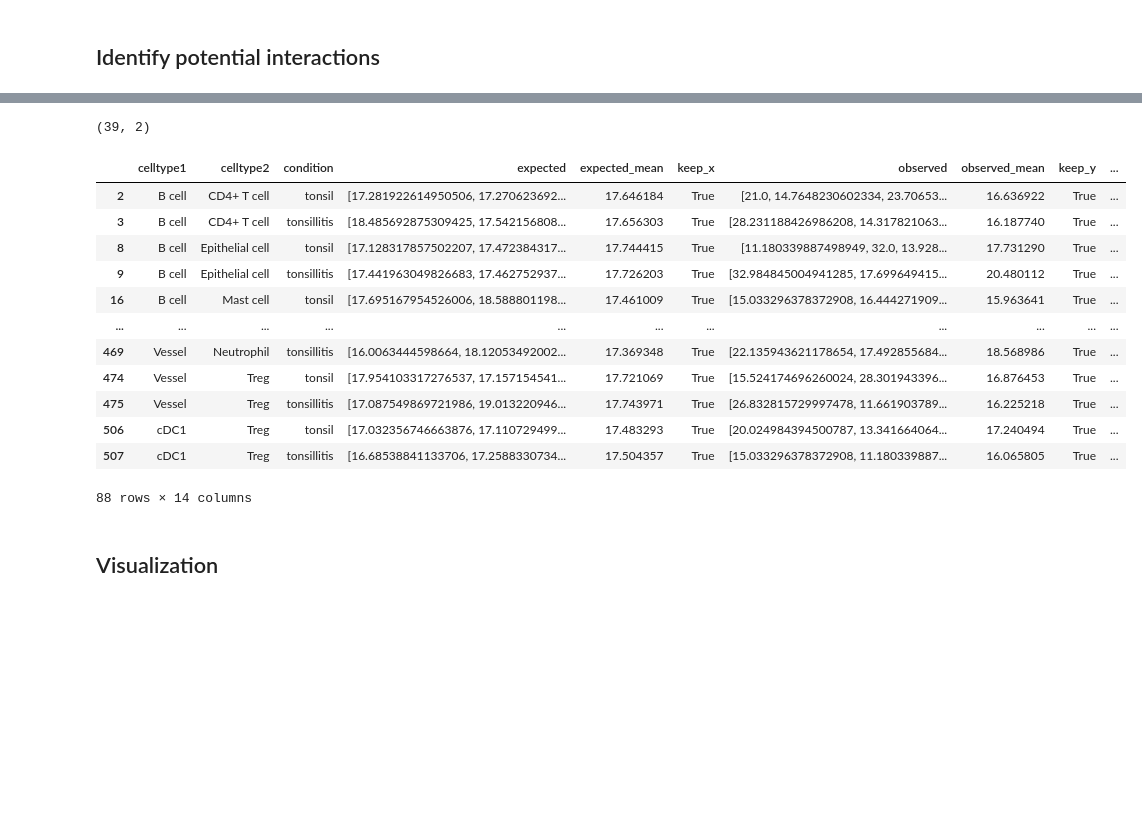
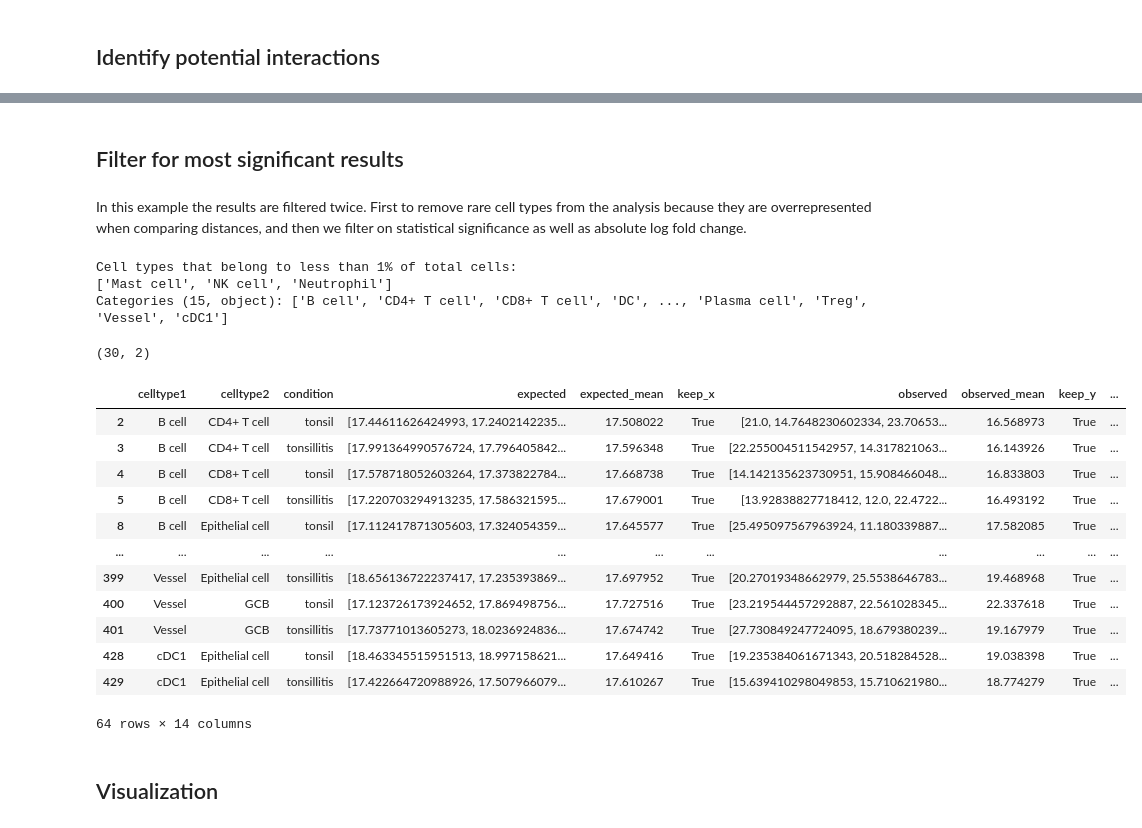
Before and after one commit to yuqiyuqitan/SPACEc, a Jupyter notebook: notebooks/5_distance_permutation_analysis.ipynb, the cells around one changed output, grey strips where cells are left out. Drawn from its saved outputs; the diff is of its cells as text; code cells hidden in the pictures; blank space fills up the shorter version.

```diff
--- a/notebooks/5_distance_permutation_analysis.ipynb
+++ b/notebooks/5_distance_permutation_analysis.ipynb
@@ -43,7 +42,7 @@ AnnData object with n_obs × n_vars = 46789 × 59
 ## Identify potential interactions
 # %%
 # compute the potential interactions
-distance_pvals = sp.tl.identify_interactions(
+distance_pvals, results_dict = sp.tl.identify_interactions(
     adata = adata, # AnnData object
     cellid = "index", # column that contains the cell id (set index if the cell id is the index of the dataframe)
     x_pos = "x", # x coordinate column
@@ -51,7 +50,7 @@ distance_pvals = sp.tl.identify_interactions(
     cell_type = "cell_type", # column that contains the cell type information
     region = "unique_region", # column that contains the region information
     num_iterations=1000, # number of iterations for the permutation test
-    num_cores=10,  # number of CPU threads to use
+    num_cores=12,  # number of CPU threads to use
     min_observed = 10, # minimum number of observed interactions to consider a cell type pair
     comparison = 'condition', # column that contains the condition information we want to compare
     distance_threshold=20/0.5085) # distance threshold in px (20 µm)
@@ -93,34 +79,47 @@ adata.uns['triDist']
 # %%
 # save adata
 adata.write(output_dir + "adata_nn_demo_annotated_cn.h5ad")
+# %% [markdown]
+## Filter for most significant results
+# %% [markdown]
+In this example the results are filtered twice. First to remove rare cell types from the analysis because they are overrepresented when comparing distances, and then we filter on statistical significance as well as absolute log fold change.
+# %%
+distance_pvals_filt = sp.tl.remove_rare_cell_types(adata,
+                       distance_pvals,
+                       cell_type_column="cell_type",
+                       min_cell_type_percentage=1)
+# %% [output]
+Cell types that belong to less than 1% of total cells:
+['Mast cell', 'NK cell', 'Neutrophil']
+Categories (15, object): ['B cell', 'CD4+ T cell', 'CD8+ T cell', 'DC', ..., 'Plasma cell', 'Treg', 'Vessel', 'cDC1']
 # %%
 # Identify significant cell-cell interactions
 # dist_table_filt is a simplified table used for plotting
 # dist_data_filt contains the filtered raw data with more information about the pairs
 #  The function outputs two dataframes:  and dist_data_filt that contains all filtered interactions and  dist_table_filt that contains a table for all interactions that show a significant value in both tissues
 dist_table_filt, dist_data_filt = sp.tl.filter_interactions(
-    distance_pvals = distance_pvals,
+    distance_pvals = distance_pvals_filt,
     pvalue = 0.05,
     logfold_group_abs = 0.1,
     comparison = 'condition')
 
 print(dist_table_filt.shape)
 dist_data_filt
 # %% [output]
-(39, 2)
+(30, 2)
 |  | celltype1 | celltype2 | condition | expected | expected_mean | keep_x | observed | observed_mean | keep_y | ... |
-| 2 | B cell | CD4+ T cell | tonsil | [17.281922614950506, 17.270623692... | 17.646184 | True | [21.0, 14.7648230602334, 23.70653... | 16.636922 | True | ... |
-| 3 | B cell | CD4+ T cell | tonsillitis | [18.485692875309425, 17.542156808... | 17.656303 | True | [28.231188426986208, 14.317821063... | 16.187740 | True | ... |
-| 8 | B cell | Epithelial cell | tonsil | [17.128317857502207, 17.472384317... | 17.744415 | True | [11.180339887498949, 32.0, 13.928... | 17.731290 | True | ... |
-| 9 | B cell | Epithelial cell | tonsillitis | [17.441963049826683, 17.462752937... | 17.726203 | True | [32.984845004941285, 17.699649415... | 20.480112 | True | ... |
-| 16 | B cell | Mast cell | tonsil | [17.695167954526006, 18.588801198... | 17.461009 | True | [15.033296378372908, 16.444271909... | 15.963641 | True | ... |
+| 2 | B cell | CD4+ T cell | tonsil | [17.44611626424993, 17.2402142235... | 17.508022 | True | [21.0, 14.7648230602334, 23.70653... | 16.568973 | True | ... |
+| 3 | B cell | CD4+ T cell | tonsillitis | [17.991364990576724, 17.796405842... | 17.596348 | True | [22.255004511542957, 14.317821063... | 16.143926 | True | ... |
+| 4 | B cell | CD8+ T cell | tonsil | [17.578718052603264, 17.373822784... | 17.668738 | True | [14.142135623730951, 15.908466048... | 16.833803 | True | ... |
+| 5 | B cell | CD8+ T cell | tonsillitis | [17.220703294913235, 17.586321595... | 17.679001 | True | [13.92838827718412, 12.0, 22.4722... | 16.493192 | True | ... |
+| 8 | B cell | Epithelial cell | tonsil | [17.112417871305603, 17.324054359... | 17.645577 | True | [25.495097567963924, 11.180339887... | 17.582085 | True | ... |
 | ... | ... | ... | ... | ... | ... | ... | ... | ... | ... | ... |
-| 469 | Vessel | Neutrophil | tonsillitis | [16.0063444598664, 18.12053492002... | 17.369348 | True | [22.135943621178654, 17.492855684... | 18.568986 | True | ... |
-| 474 | Vessel | Treg | tonsil | [17.954103317276537, 17.157154541... | 17.721069 | True | [15.524174696260024, 28.301943396... | 16.876453 | True | ... |
-| 475 | Vessel | Treg | tonsillitis | [17.087549869721986, 19.013220946... | 17.743971 | True | [26.832815729997478, 11.661903789... | 16.225218 | True | ... |
-| 506 | cDC1 | Treg | tonsil | [17.032356746663876, 17.110729499... | 17.483293 | True | [20.024984394500787, 13.341664064... | 17.240494 | True | ... |
-| 507 | cDC1 | Treg | tonsillitis | [16.68538841133706, 17.2588330734... | 17.504357 | True | [15.033296378372908, 11.180339887... | 16.065805 | True | ... |
+| 399 | Vessel | Epithelial cell | tonsillitis | [18.656136722237417, 17.235393869... | 17.697952 | True | [20.27019348662979, 25.5538646783... | 19.468968 | True | ... |
+| 400 | Vessel | GCB | tonsil | [17.123726173924652, 17.869498756... | 17.727516 | True | [23.219544457292887, 22.561028345... | 22.337618 | True | ... |
+| 401 | Vessel | GCB | tonsillitis | [17.73771013605273, 18.0236924836... | 17.674742 | True | [27.730849247724095, 18.679380239... | 19.167979 | True | ... |
+| 428 | cDC1 | Epithelial cell | tonsil | [18.463345515951513, 18.997158621... | 17.649416 | True | [19.235384061671343, 20.518284528... | 19.038398 | True | ... |
+| 429 | cDC1 | Epithelial cell | tonsillitis | [17.422664720988926, 17.507966079... | 17.610267 | True | [15.639410298049853, 15.710621980... | 18.774279 | True | ... |
-88 rows × 14 columns
+64 rows × 14 columns
 # %% [markdown]
 ## Visualization
 # %%
```
Also changed, not shown: parts of 8 cells of this notebook, 3 other files.
